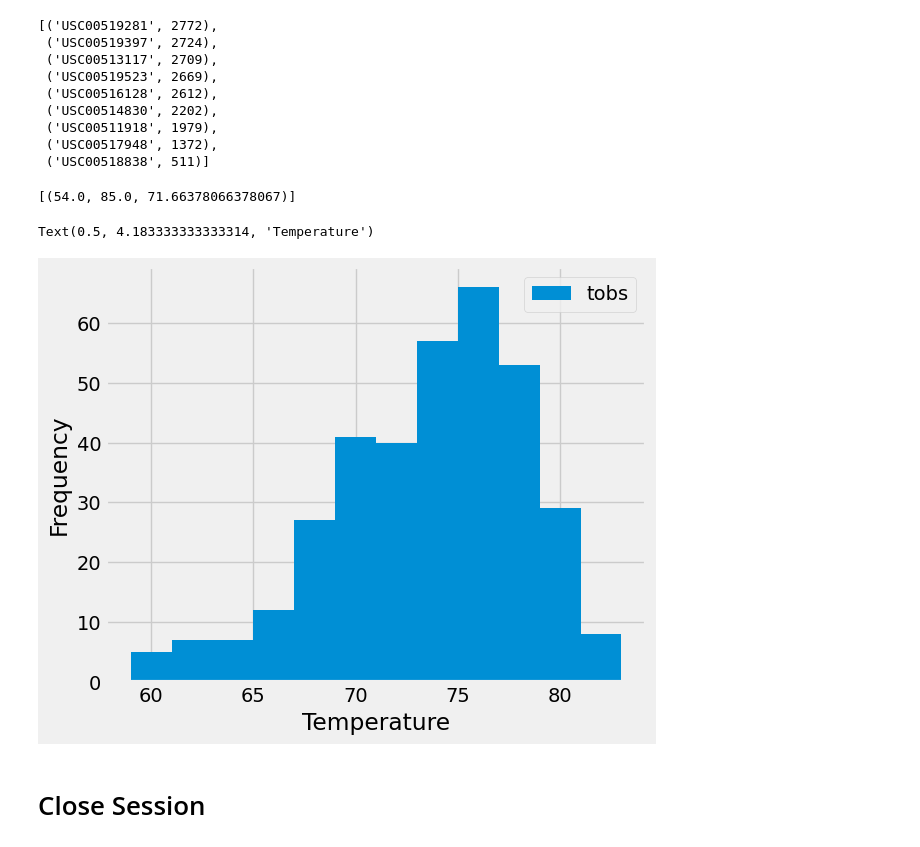
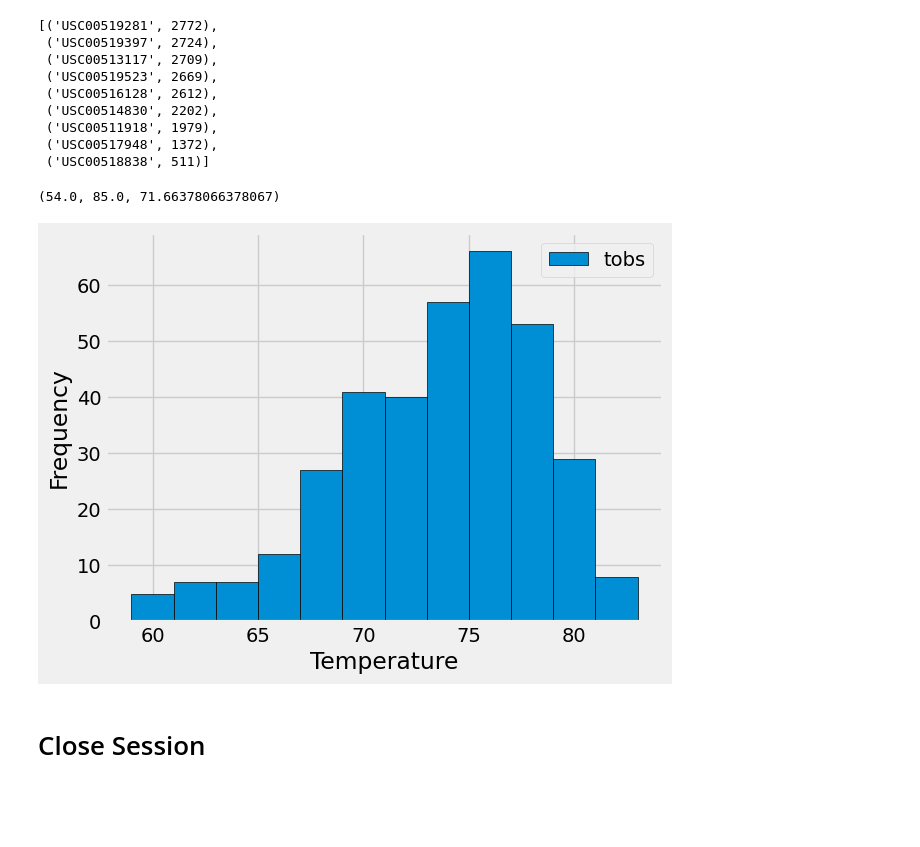
Before and after one commit to EdGonz44/sqlalchemy-challenge, a Jupyter notebook: Starter_Code/climate_starter.ipynb, the cells around one changed output. Saved outputs shown, nothing was run; the diff lists cells and outputs as text; code cells hidden in the pictures; blank space fills up the shorter version.

Commit message:
Finished writing code for station temperature analysis

```diff
--- a/Starter_Code/climate_starter.ipynb
+++ b/Starter_Code/climate_starter.ipynb
@@ -113,14 +119,32 @@ max         6.700000
  ('USC00518838', 511)]
 # %%
 # Using the most active station id from the previous query, calculate the lowest, highest, and average temperature.
+query = session.query(func.min(measurement.tobs), func.max(measurement.tobs), func.avg(measurement.tobs)).\
+    filter(measurement.station == 'USC00519281').one()
+results = query
+results
 # %% [output]
-[(54.0, 85.0, 71.66378066378067)]
+(54.0, 85.0, 71.66378066378067)
 # %%
 # Using the most active station id
 # Query the last 12 months of temperature observation data for this station and plot the results as a histogram
+query = session.query(measurement.date,measurement.tobs).\
+    filter(measurement.date >= year_ago, measurement.station == 'USC00519281').\
+    order_by(measurement.date)
+
+results = query
+
+tobs_df = pd.DataFrame(results, columns =['Date', 'tobs'])
+tobs_df.sort_values(by = 'Date',inplace = True)
+
+tobs_df
+
+tobs_df['tobs'].hist(bins=12, legend = True, edgecolor= 'black')
+plt.xlabel('Temperature')
+plt.ylabel('Frequency')
+plt.show()
 # %% [output]
-Text(0.5, 4.183333333333314, 'Temperature')
-[figure, old version]
+[figure, new version]
 # %% [markdown]
 # Close Session
 # %%
```
Also changed, not shown: parts of 2 cells of this notebook.
